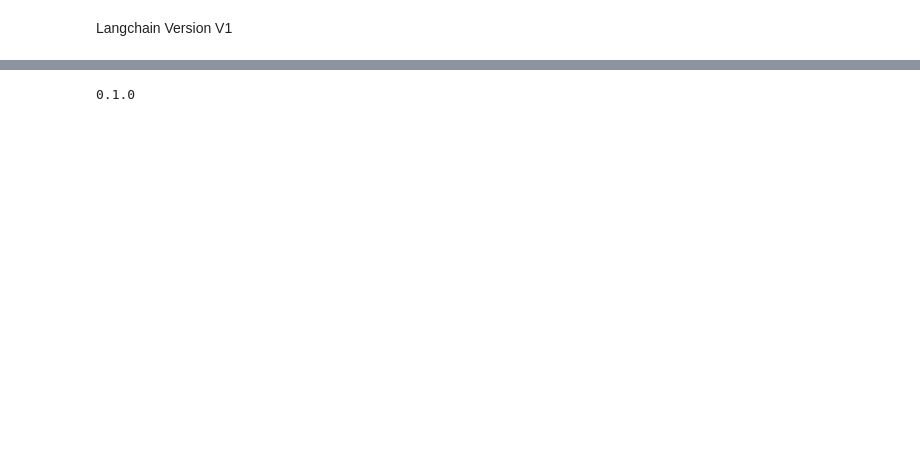
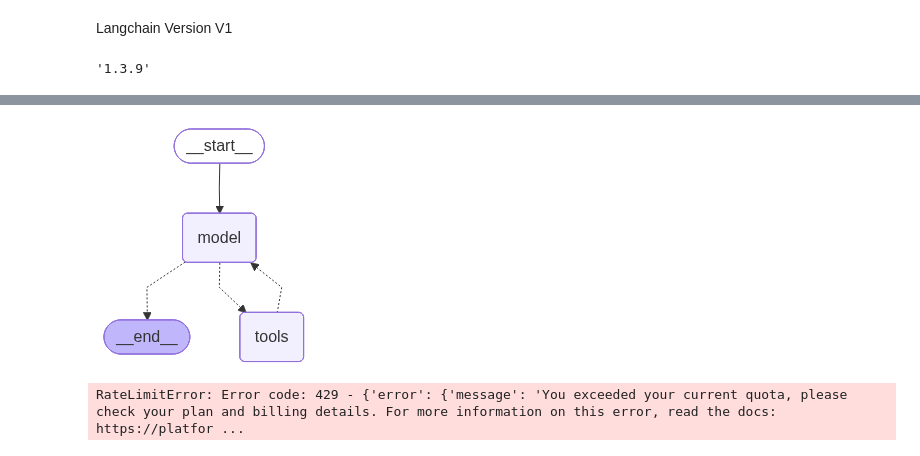
Before and after one commit to Anonymous-0143/Learn-Langchain, a Jupyter notebook: updatedlangchain/langchainintro.ipynb, the cells around one changed output, grey strips where cells are left out. Cells and saved outputs as stored; diff of their text form; code cells hidden in the pictures; blank space fills up the shorter version.

Commit message:
Update and add langchain notebooks

```diff
--- a/updatedlangchain/langchainintro.ipynb
+++ b/updatedlangchain/langchainintro.ipynb
@@ -1,5 +1,10 @@
 # %% [markdown]
 Langchain Version V1
+# %%
+import langchain
+langchain.__version__
+# %% [output]
+'1.3.9'
 # %%
 import os
 from dotenv import load_dotenv
@@ -9,9 +14,13 @@ os.environ["OPENAI_API_KEY"]= os.getenv("OPENAI_API_KEY")
 # %%
 from langchain.agents import create_agent
 
+def get_weather(city:str)-> str:
+    '''Get the weather '''
+    return f"The weather in {city} is sunny"
+
 agent=create_agent(
     model="gpt-3.5-turbo",
-    tools=[],
+    tools=[get_weather],
     system_prompt="You are a helpul assistant."
 )
 agent
@@ -20,5 +28,6 @@ ImportError: cannot import name 'create_agent' from 'langchain.agents' (d:\CODIN
+[figure, added]
 # %%
-import langchain
-print(langchain.__version__)
+# Run the agent
+response=agent.invoke({"messages":[{"role":"user","content":"What is the weather in New York?"}]})
 # %% [output]
-0.1.0
+RateLimitError: Error code: 429 - {'error': {'message': 'You exceeded your current quota, please check your plan and billing details. For more information on this error, read the docs: https://platfor ...
```
Also changed, not shown: parts of 2 cells of this notebook, 5 other files.
